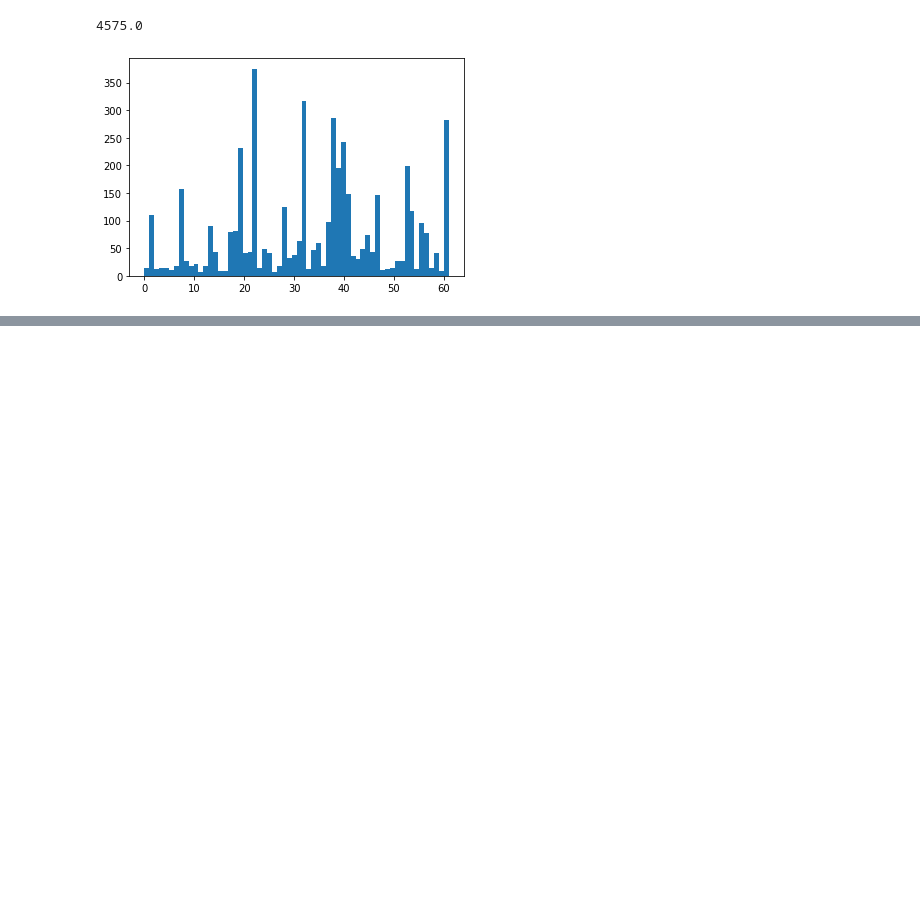
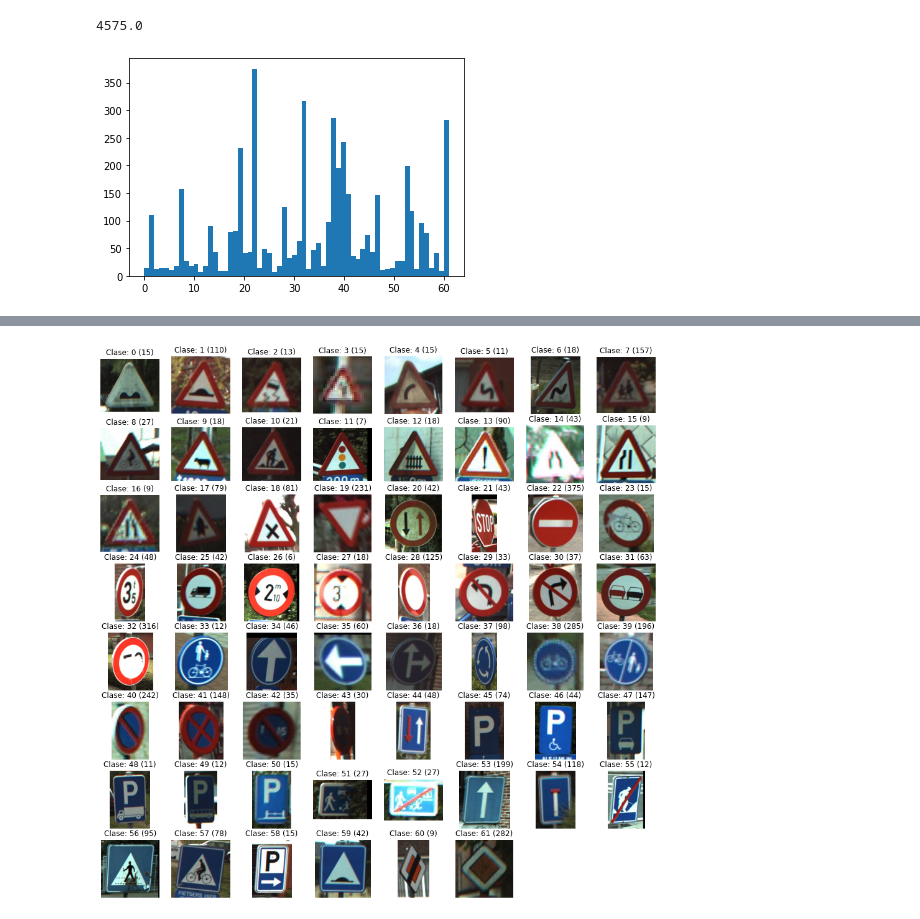
Before and after one commit to MartinSantaGitHub/python-ml-course, a Jupyter notebook: code/T11 - 1 - TensorFlow101.ipynb, the cells around one changed output, grey strips where cells are left out. Saved outputs shown, nothing was run; the diff lists cells and outputs as text; code cells hidden in the pictures; blank space fills up the shorter version.

```diff
--- a/code/T11 - 1 - TensorFlow101.ipynb
+++ b/code/T11 - 1 - TensorFlow101.ipynb
@@ -147,0 +179,14 @@ plt.show()
+# %%
+unique_labels = set(labels)
+plt.figure(figsize=(16,16))
+i = 1
+for label in unique_labels:
+  temp_im = images[list(labels).index(label)]
+  plt.subplot(8,8,i)
+  plt.axis("off")
+  plt.title(f"Clase: {label} ({list(labels).count(label)})")
+  i += 1
+  plt.imshow(temp_im)
+plt.show()
+# %% [output]
+[figure, added]
```
Also changed, not shown: parts of 26 cells of this notebook.
